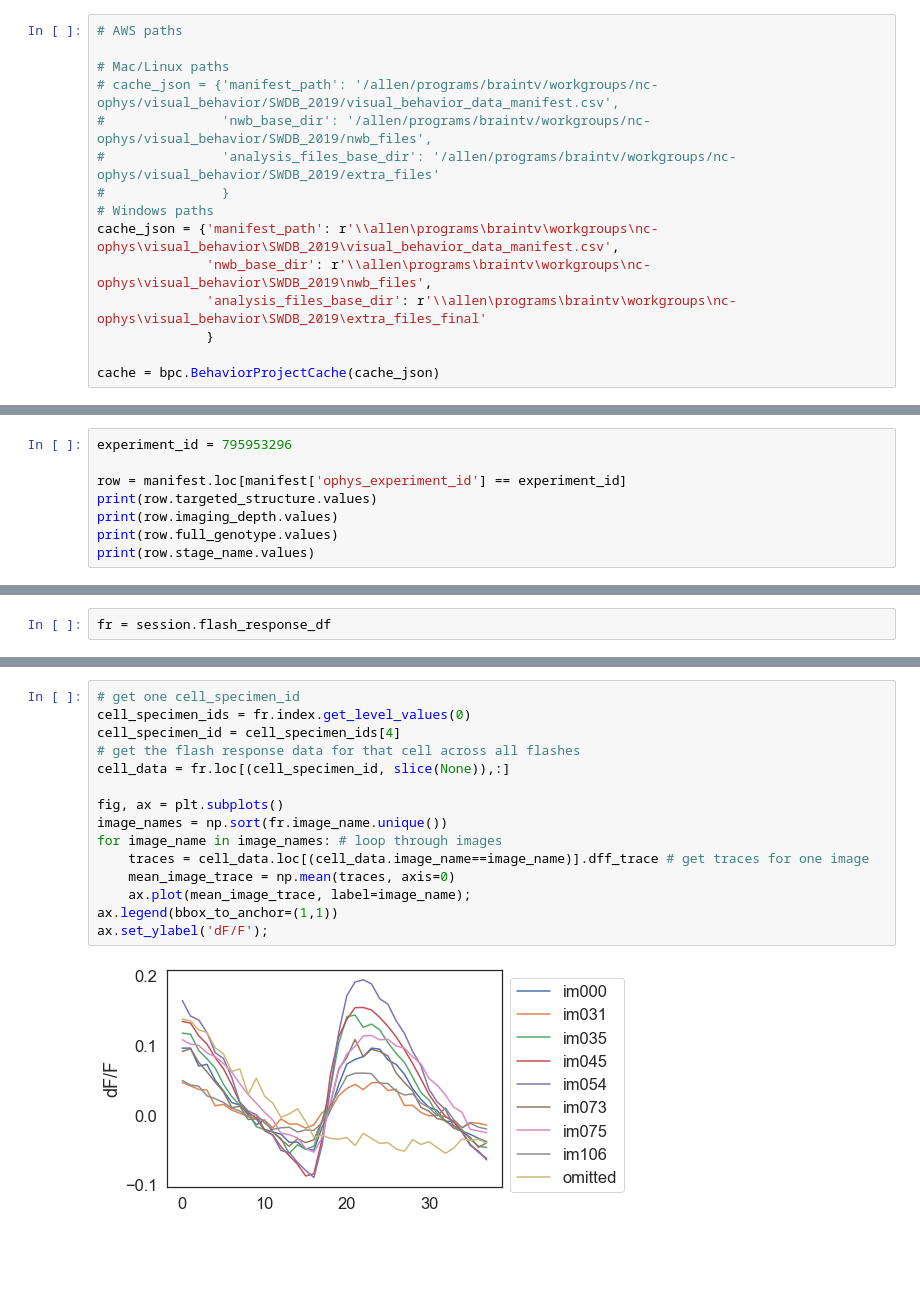
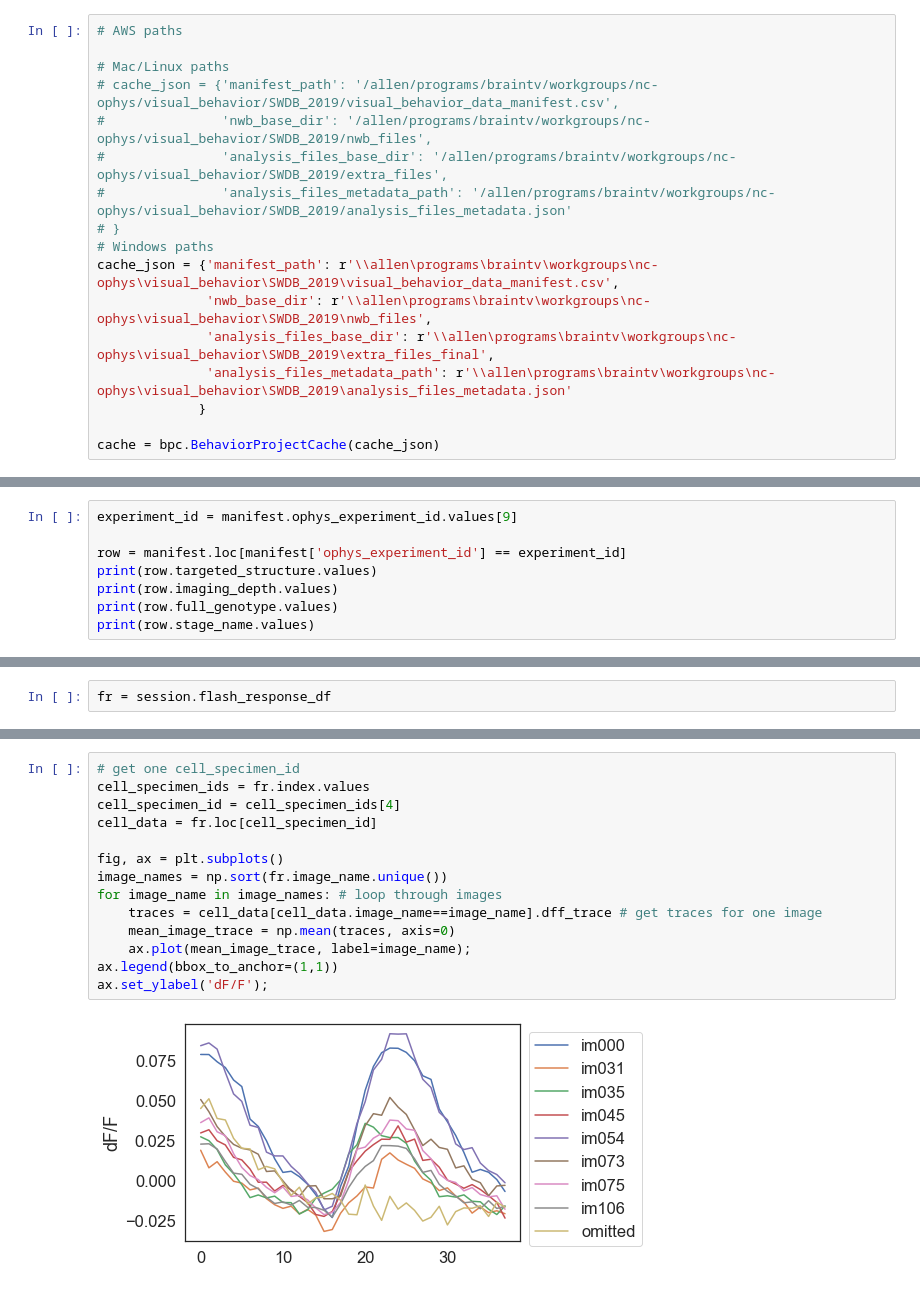
Before and after one commit to AllenInstitute/SWDB_2019, a Jupyter notebook: DynamicBrain/VisualBehavior.ipynb, the cells around one changed output, grey strips where cells are left out. Cells and saved outputs as stored; diff of their text form; blank space fills up the shorter version.

Commit message:
update for new response_df columns

```diff
--- a/DynamicBrain/VisualBehavior.ipynb
+++ b/DynamicBrain/VisualBehavior.ipynb
@@ -56,13 +56,15 @@ from allensdk.brain_observatory.behavior.swdb import behavior_project_cache as b
 # Mac/Linux paths
 # cache_json = {'manifest_path': '/allen/programs/braintv/workgroups/nc-ophys/visual_behavior/SWDB_2019/visual_behavior_data_manifest.csv',
 #               'nwb_base_dir': '/allen/programs/braintv/workgroups/nc-ophys/visual_behavior/SWDB_2019/nwb_files',
-#               'analysis_files_base_dir': '/allen/programs/braintv/workgroups/nc-ophys/visual_behavior/SWDB_2019/extra_files'
-#               }
+#               'analysis_files_base_dir': '/allen/programs/braintv/workgroups/nc-ophys/visual_behavior/SWDB_2019/extra_files',
+#               'analysis_files_metadata_path': '/allen/programs/braintv/workgroups/nc-ophys/visual_behavior/SWDB_2019/analysis_files_metadata.json'
+# }
 # Windows paths
 cache_json = {'manifest_path': r'\\allen\programs\braintv\workgroups\nc-ophys\visual_behavior\SWDB_2019\visual_behavior_data_manifest.csv',
               'nwb_base_dir': r'\\allen\programs\braintv\workgroups\nc-ophys\visual_behavior\SWDB_2019\nwb_files',
-              'analysis_files_base_dir': r'\\allen\programs\braintv\workgroups\nc-ophys\visual_behavior\SWDB_2019\extra_files_final'
-              }
+              'analysis_files_base_dir': r'\\allen\programs\braintv\workgroups\nc-ophys\visual_behavior\SWDB_2019\extra_files_final',
+              'analysis_files_metadata_path': r'\\allen\programs\braintv\workgroups\nc-ophys\visual_behavior\SWDB_2019\analysis_files_metadata.json'
+             }
 
 cache = bpc.BehaviorProjectCache(cache_json)
 # %% [markdown]
@@ -109,7 +111,7 @@ stage_types: ['OPHYS_2_images_A_passive' 'OPHYS_4_images_B' 'OPHYS_5_images_B_pa
 
 </div>
 # %%
-experiment_id = 795953296
+experiment_id = manifest.ophys_experiment_id.values[9]
 
 row = manifest.loc[manifest['ophys_experiment_id'] == experiment_id]
 print(row.targeted_structure.values)
@@ -847,18 +878,17 @@ Text(0, 0.5, 'dF/F')
 </div>
 # %%
 # get one cell_specimen_id
-cell_specimen_ids = fr.index.get_level_values(0)
+cell_specimen_ids = fr.index.values
 cell_specimen_id = cell_specimen_ids[4]
-# get the flash response data for that cell across all flashes
-cell_data = fr.loc[(cell_specimen_id, slice(None)),:]
+cell_data = fr.loc[cell_specimen_id]
 
 fig, ax = plt.subplots()
 image_names = np.sort(fr.image_name.unique())
 for image_name in image_names: # loop through images
-    traces = cell_data.loc[(cell_data.image_name==image_name)].dff_trace # get traces for one image
+    traces = cell_data[cell_data.image_name==image_name].dff_trace # get traces for one image
     mean_image_trace = np.mean(traces, axis=0)
     ax.plot(mean_image_trace, label=image_name);
 ax.legend(bbox_to_anchor=(1,1))
 ax.set_ylabel('dF/F');
 # %% [output]
-[figure, old version]
+[figure, new version]
```
Also changed, not shown: parts of 54 cells of this notebook.
